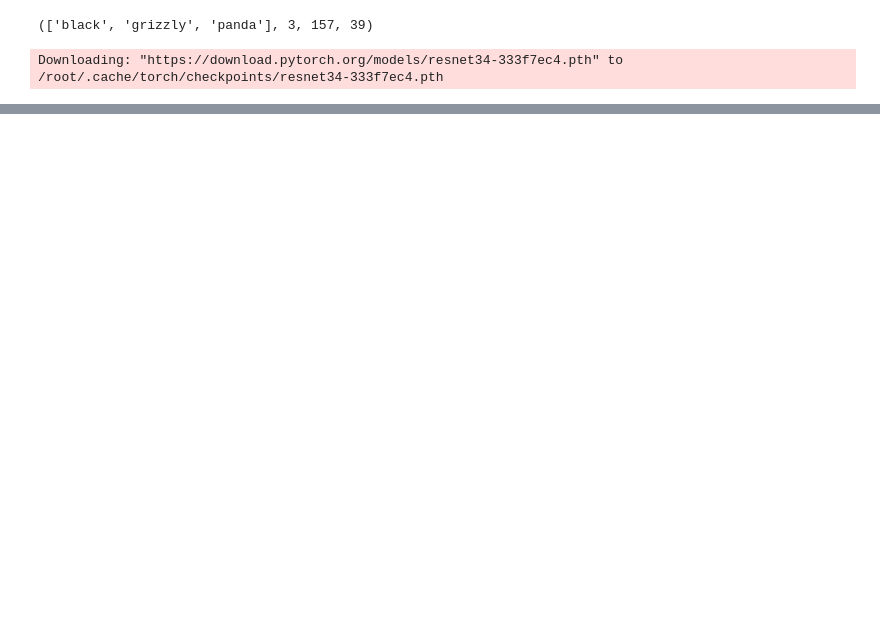
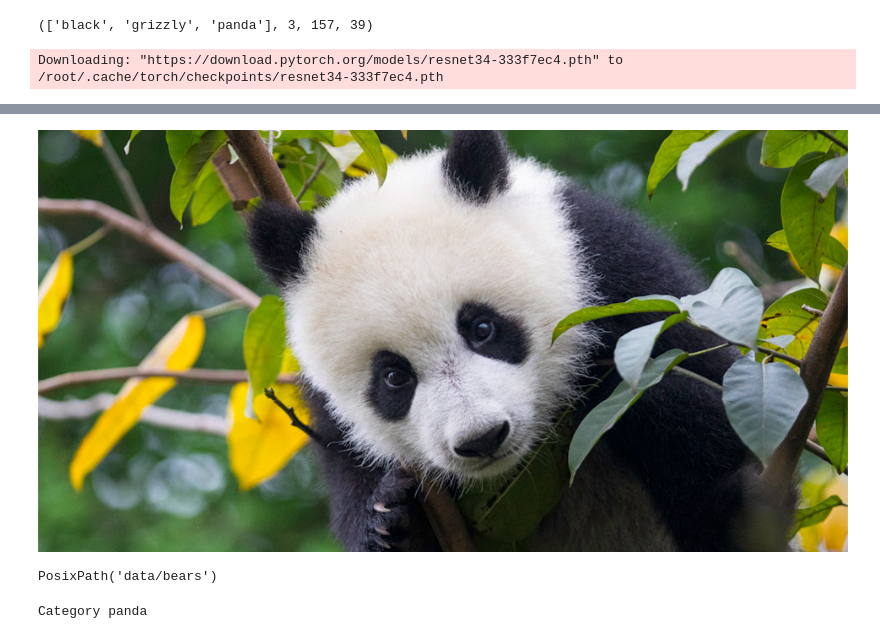
Before and after one commit to b3f815/fastaidl, a Jupyter notebook: Bearclassification.ipynb, the cells around one changed output, grey strips where cells are left out. Drawn from its saved outputs; the diff is of its cells as text; code cells hidden in the pictures; blank space fills up the shorter version.

```diff
--- a/Bearclassification.ipynb
+++ b/Bearclassification.ipynb
@@ -154,0 +185,6 @@ interp.plot_top_losses(5)
+# %%
+img=open_image('7P2A6608-1---Brad.jpg')
+# %%
+img
+# %% [output]
+[figure, added]
@@ -154,0 +193,9 @@ interp.plot_top_losses(5)
+# %%
+path
+# %% [output]
+PosixPath('data/bears')
+# %%
+pred_class,pred_idx,outputs=learn.predict(img)
+pred_class
+# %% [output]
+Category panda
```
Also changed, not shown: parts of 15 cells of this notebook.
